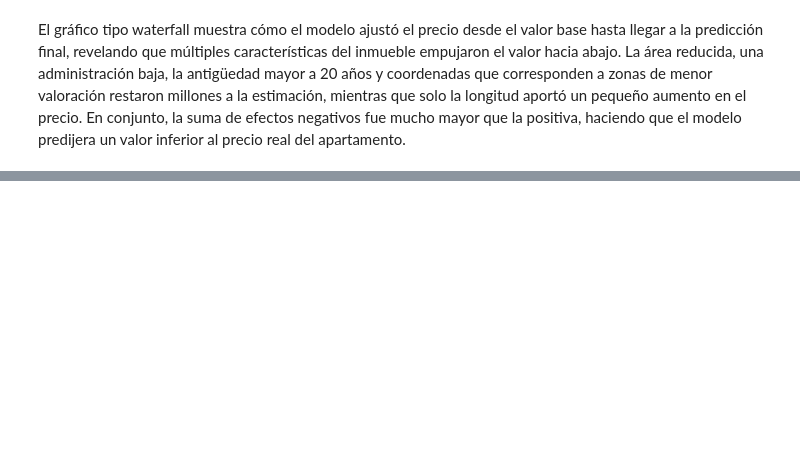
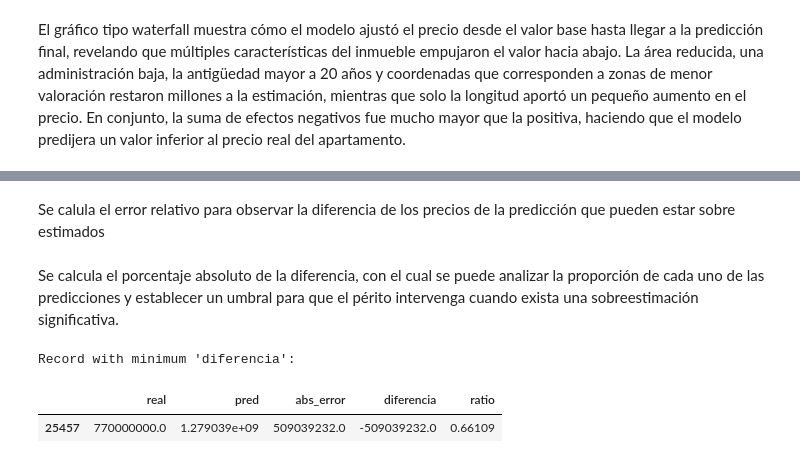
Before and after one commit to lojedaa/Taller_2_ciencia_de_datos, a Jupyter notebook: Taller 2/Taller_2.ipynb, the cells around one changed output, grey strips where cells are left out. Saved outputs shown, nothing was run; the diff lists cells and outputs as text; code cells hidden in the pictures; blank space fills up the shorter version.

```diff
--- a/Taller 2/Taller_2.ipynb
+++ b/Taller 2/Taller_2.ipynb
@@ -954,0 +1252,8 @@ El gráfico tipo waterfall muestra cómo el modelo ajustó el precio desde el va
+# %%
+df_valor=df_eval.copy()
+# %% [markdown]
+Se calula el error relativo para observar la diferencia de los precios de la predicción que pueden estar sobre estimados
+# %%
+df_valor['diferencia']=df_valor['real']-df_valor['pred']
+# %% [markdown]
+Se calcula el porcentaje absoluto de la diferencia, con el cual se puede analizar la proporción de cada uno de las predicciones y establecer un umbral para que el périto intervenga cuando exista una sobreestimación significativa.
@@ -954,0 +1262,8 @@ El gráfico tipo waterfall muestra cómo el modelo ajustó el precio desde el va
+# %%
+min_diferencia_record = df_valor[df_valor['diferencia'] == df_valor['diferencia'].min()]
+print("Record with minimum 'diferencia':")
+display(min_diferencia_record)
+# %% [output]
+Record with minimum 'diferencia':
+|  | real | pred | abs_error | diferencia | ratio |
+| 25457 | 770000000.0 | 1.279039e+09 | 509039232.0 | -509039232.0 | 0.66109 |
```
Also changed, not shown: parts of 56 cells of this notebook, 6 other files.
